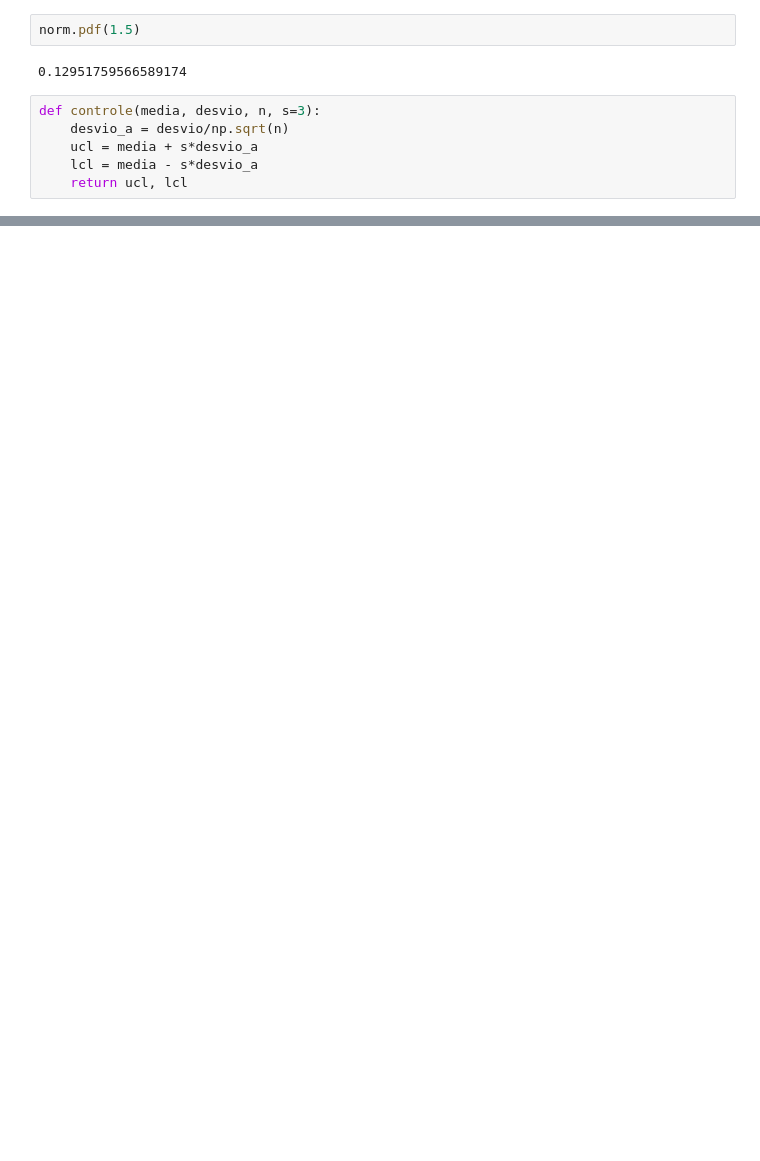
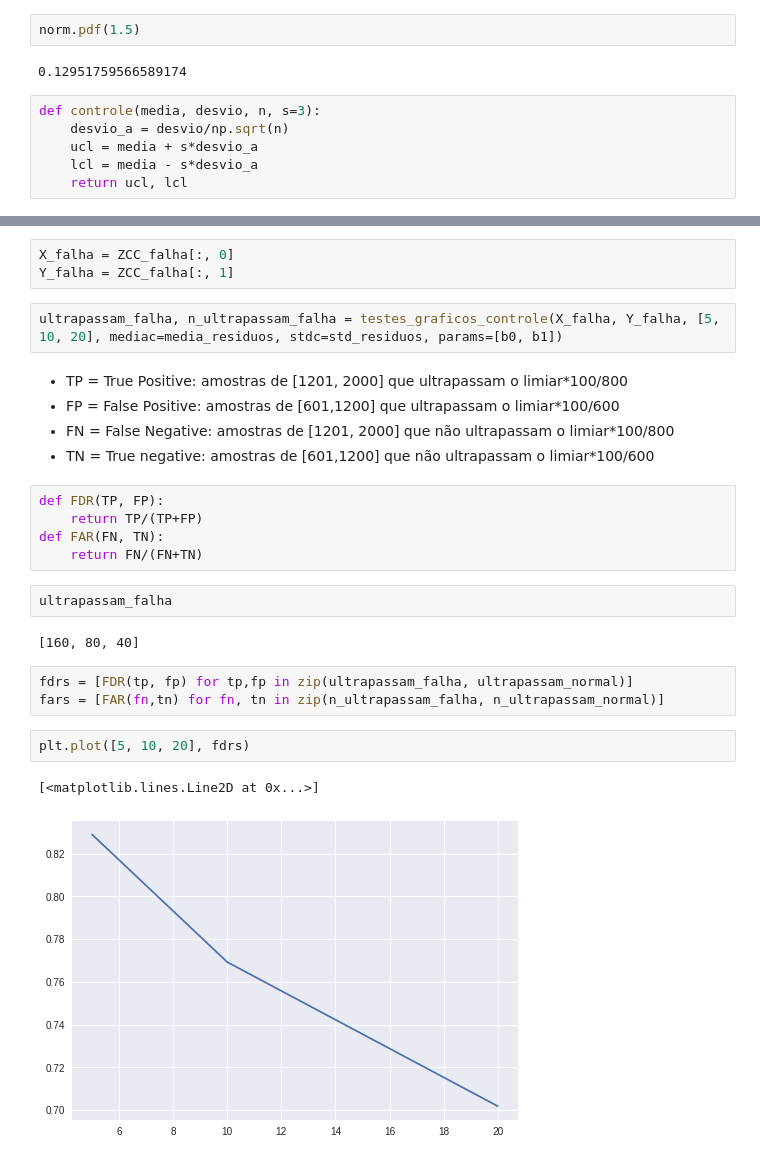
Before and after one commit to ifribeiro/TEI-EstApl, a Jupyter notebook: EPC10.ipynb, the cells around one changed output, grey strips where cells are left out. Drawn from its saved outputs; the diff is of its cells as text; blank space fills up the shorter version.

```diff
--- a/EPC10.ipynb
+++ b/EPC10.ipynb
@@ -118,0 +150,27 @@ plt.legend();
+# %%
+X_falha = ZCC_falha[:, 0]
+Y_falha = ZCC_falha[:, 1]
+# %%
+ultrapassam_falha, n_ultrapassam_falha = testes_graficos_controle(X_falha, Y_falha, [5, 10, 20], mediac=media_residuos, stdc=std_residuos, params=[b0, b1])
+# %% [markdown]
+- TP = True Positive: amostras de [1201, 2000] que ultrapassam o limiar\*100/800
+- FP = False Positive: amostras de [601,1200] que ultrapassam o limiar\*100/600
+- FN = False Negative: amostras de [1201, 2000] que não ultrapassam o limiar\*100/800
+- TN = True negative: amostras de [601,1200] que não ultrapassam o limiar\*100/600
+# %%
+def FDR(TP, FP):
+    return TP/(TP+FP)
+def FAR(FN, TN):
+    return FN/(FN+TN)
+# %%
+ultrapassam_falha
+# %% [output]
+[160, 80, 40]
+# %%
+fdrs = [FDR(tp, fp) for tp,fp in zip(ultrapassam_falha, ultrapassam_normal)]
+fars = [FAR(fn,tn) for fn, tn in zip(n_ultrapassam_falha, n_ultrapassam_normal)]
+# %%
+plt.plot([5, 10, 20], fdrs)
+# %% [output]
+[<matplotlib.lines.Line2D at 0x...>]
+[figure, added]
```
Also changed, not shown: parts of 26 cells of this notebook.
